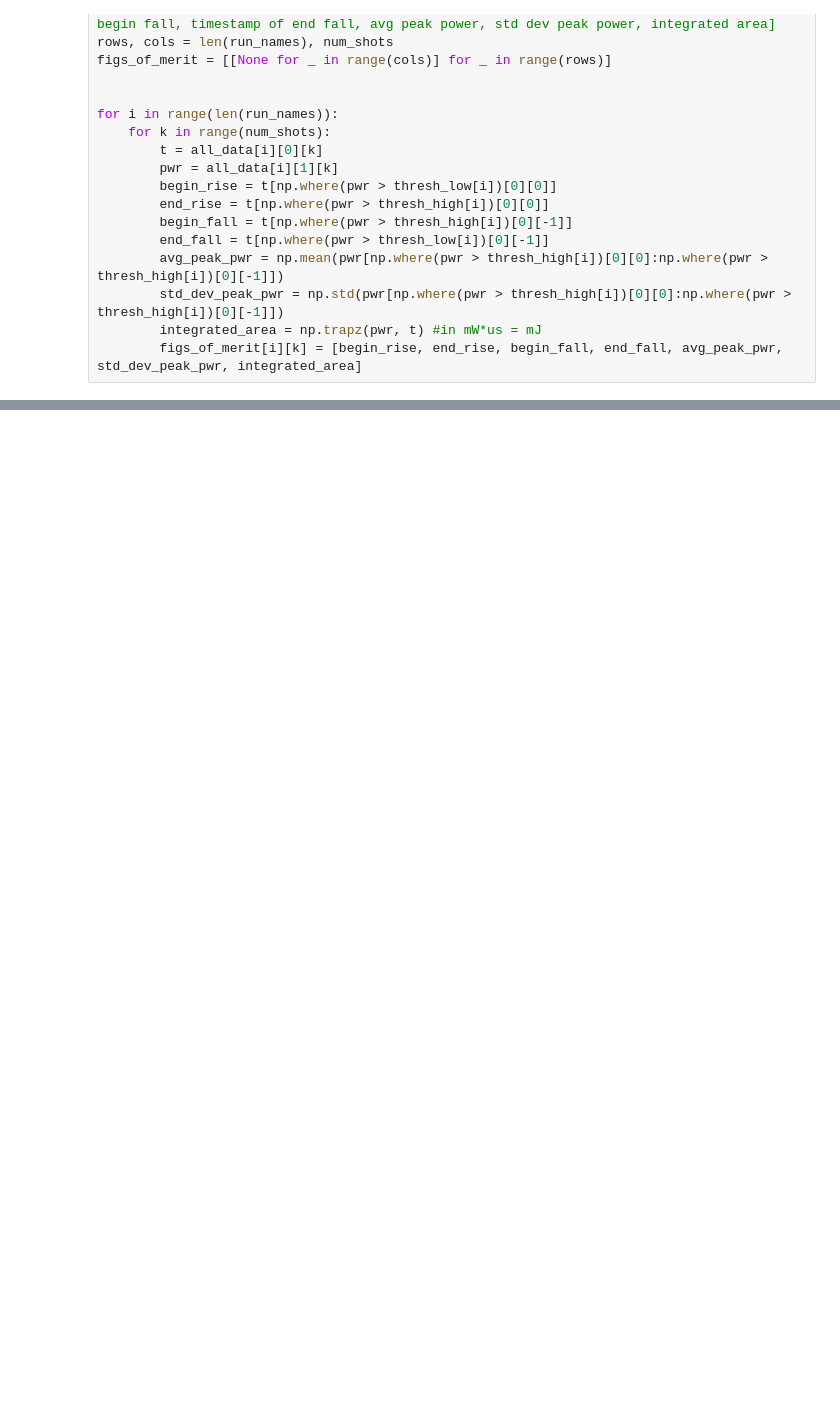
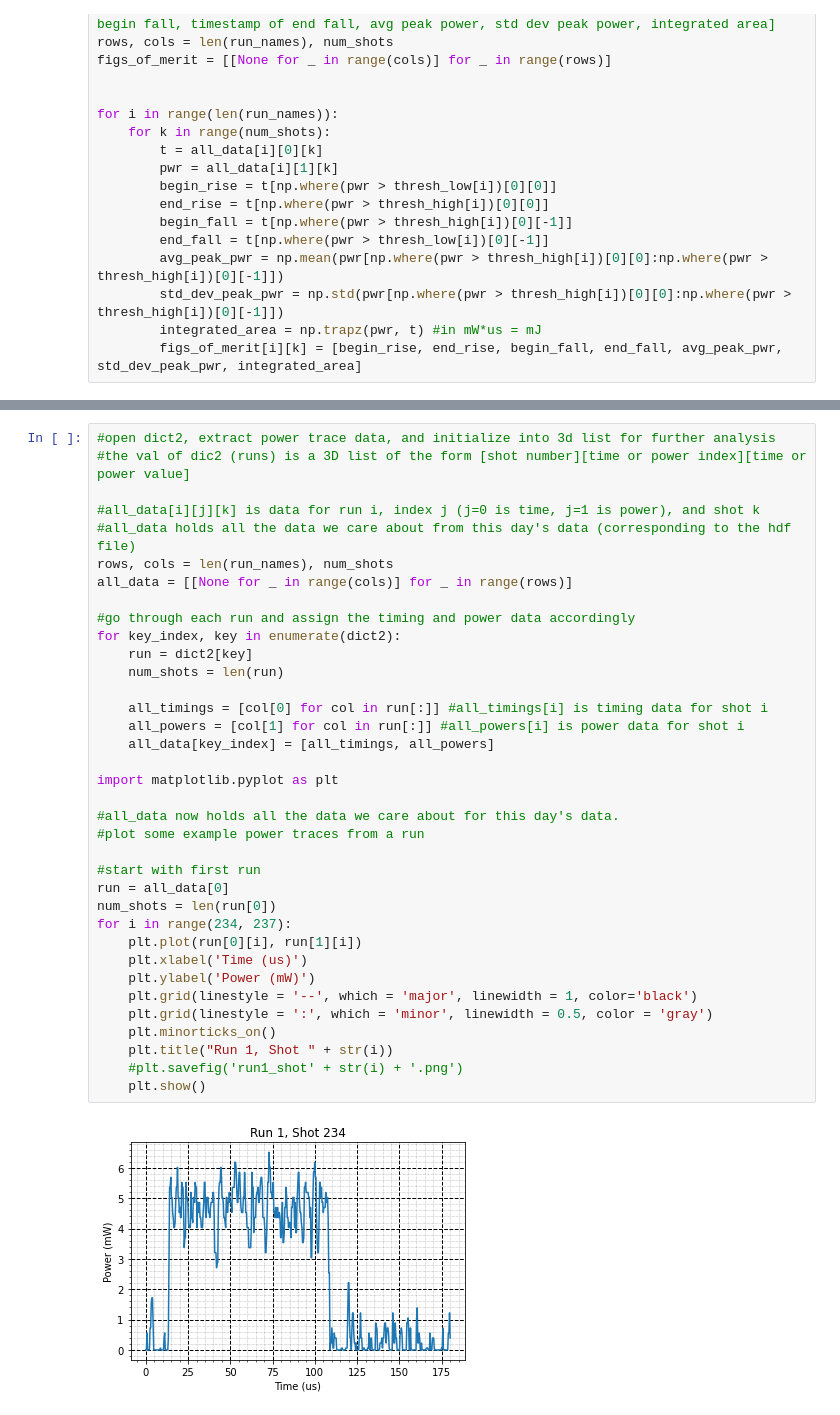
Before and after one commit to geoffrey-zheng/SrF-Calcs, a Jupyter notebook: Microwaves/MWPowerAnalysis.ipynb, the cells around one changed output, grey strips where cells are left out. Drawn from its saved outputs; the diff is of its cells as text; blank space fills up the shorter version.

```diff
--- a/Microwaves/MWPowerAnalysis.ipynb
+++ b/Microwaves/MWPowerAnalysis.ipynb
@@ -239,0 +280,38 @@ Std Dev as percentage of avg value for run 1 (%): 0.338
+# %%
+#open dict2, extract power trace data, and initialize into 3d list for further analysis
+#the val of dic2 (runs) is a 3D list of the form [shot number][time or power index][time or power value]
+
+#all_data[i][j][k] is data for run i, index j (j=0 is time, j=1 is power), and shot k
+#all_data holds all the data we care about from this day's data (corresponding to the hdf file)
+rows, cols = len(run_names), num_shots
+all_data = [[None for _ in range(cols)] for _ in range(rows)]
+
+#go through each run and assign the timing and power data accordingly
+for key_index, key in enumerate(dict2):
+    run = dict2[key]
+    num_shots = len(run)
+
+    all_timings = [col[0] for col in run[:]] #all_timings[i] is timing data for shot i
+    all_powers = [col[1] for col in run[:]] #all_powers[i] is power data for shot i
+    all_data[key_index] = [all_timings, all_powers]
+
+import matplotlib.pyplot as plt
+
+#all_data now holds all the data we care about for this day's data.
+#plot some example power traces from a run
+
+#start with first run
+run = all_data[0]
+num_shots = len(run[0])
+for i in range(234, 237):
+    plt.plot(run[0][i], run[1][i])
+    plt.xlabel('Time (us)')
+    plt.ylabel('Power (mW)')
+    plt.grid(linestyle = '--', which = 'major', linewidth = 1, color='black')
+    plt.grid(linestyle = ':', which = 'minor', linewidth = 0.5, color = 'gray')
+    plt.minorticks_on()
+    plt.title("Run 1, Shot " + str(i))
+    #plt.savefig('run1_shot' + str(i) + '.png')
+    plt.show()
+# %% [output]
+[figure, added]
```
Also changed, not shown: parts of 6 cells of this notebook.
